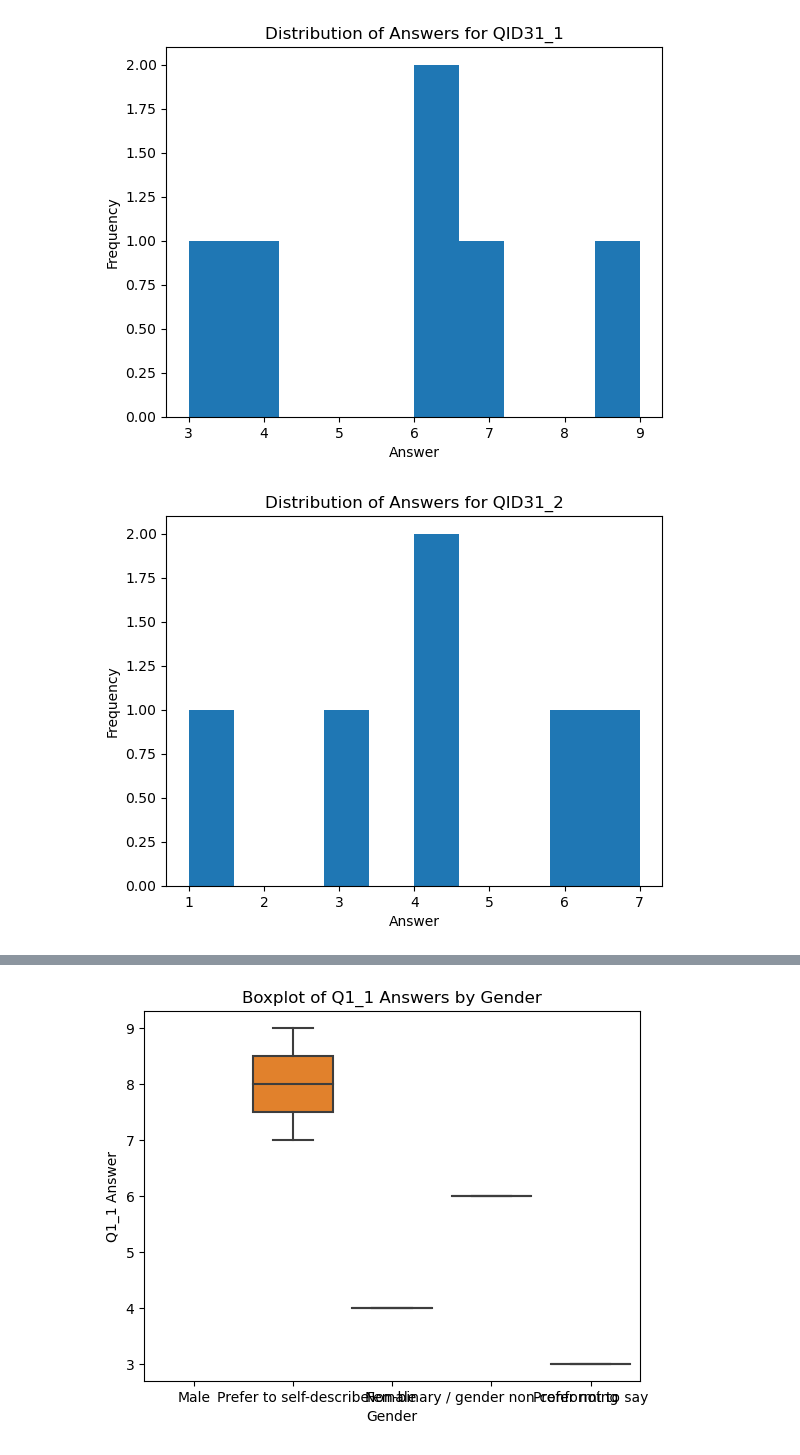
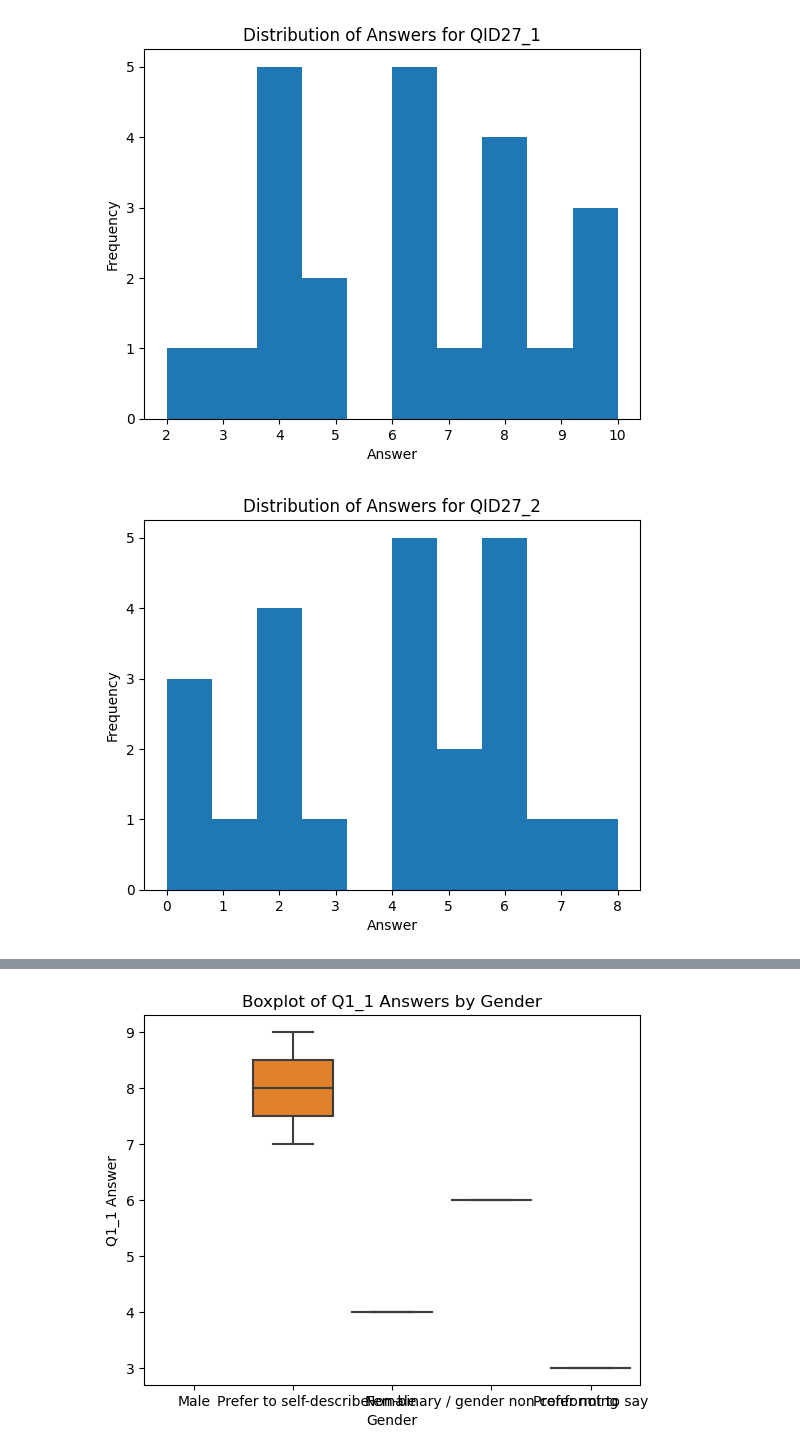
Before and after one commit to RamanEbrahimi/Research, a Jupyter notebook: Explainable AI/Survey/Survey Code.ipynb, the cells around one changed output, grey strips where cells are left out. Cells and saved outputs as stored; diff of their text form; code cells hidden in the pictures.

```diff
--- a/Explainable AI/Survey/Survey Code.ipynb
+++ b/Explainable AI/Survey/Survey Code.ipynb
@@ -18,3 +16,4 @@ df.head()
 # %%
+df = df_2
 print(df.columns)
 # %% [output]
@@ -31,13 +24,9 @@ Index(['StartDate', 'EndDate', 'Status', 'IPAddress', 'Progress',
        'QID18', 'QID19', 'QID20'],
       dtype='object')
 # %%
-columns_to_drop = ['StartDate', 'EndDate', 'Status', 'IPAddress', 'Progress',
-       'Duration (in seconds)', 'Finished', 'RecordedDate', 'ResponseId',
-       'RecipientLastName', 'RecipientFirstName', 'RecipientEmail',
-       'ExternalReference', 'LocationLatitude', 'LocationLongitude',
-       'DistributionChannel', 'UserLanguage']
+columns_to_drop = ['Duration (in seconds)']
 
 # Dropping the specified columns
-df_cleaned = df.drop(columns=columns_to_drop, errors='ignore')
-df_cleaned = df_cleaned[df_cleaned['QID1'] != 'I do not agree']
-df_cleaned.head()
+df = df.drop(columns=columns_to_drop, errors='ignore')
+
+df_filtered = df[2:].copy()
@@ -52,56 +33,23 @@ df_cleaned.head()
 # %%
-import matplotlib.pyplot as plt
-
 # List of question columns for Q1 and Q2
 q1_columns = ['QID31_1', 'QID31_2']
 q2_columns = ['QID27_1', 'QID27_2']
 q3_columns = ['QID28_1', 'QID28_2', 'QID28_3', 'QID28_4']
 q4_columns = ['QID30_1', 'QID30_2', 'QID30_3', 'QID30_4']
 
-# Exclude the first row (header row)
-df_filtered = df_cleaned[2:].copy()
+q_columns = q2_columns
 
 # Convert relevant columns to numeric, coercing errors so that text data is excluded
-df_filtered[q1_columns] = df_filtered[q1_columns].apply(pd.to_numeric, errors='coerce')
-df_filtered[q2_columns] = df_filtered[q2_columns].apply(pd.to_numeric, errors='coerce')
-df_filtered[q3_columns] = df_filtered[q3_columns].apply(pd.to_numeric, errors='coerce')
-df_filtered[q4_columns] = df_filtered[q4_columns].apply(pd.to_numeric, errors='coerce')
+df_filtered[q_columns] = df_filtered[q_columns].apply(pd.to_numeric, errors='coerce')
 
 # Plot distribution for Q1 questions
-for col in q1_columns:
+for col in q_columns:
     plt.figure()
     df_filtered[col].dropna().plot(kind='hist', bins=10)
     plt.title(f'Distribution of Answers for {col}')
     plt.xlabel('Answer')
     plt.ylabel('Frequency')
     plt.show()
-
-# Plot distribution for Q2 questions
-for col in q2_columns:
-    plt.figure()
-    df_filtered[col].dropna().plot(kind='hist', bins=10)
-    plt.title(f'Distribution of Answers for {col}')
-    plt.xlabel('Answer')
-    plt.ylabel('Frequency')
-    plt.show()
-
-# Plot distribution for Q2 questions
-for col in q3_columns:
-    plt.figure()
-    df_filtered[col].dropna().plot(kind='hist', bins=10)
-    plt.title(f'Distribution of Answers for {col}')
-    plt.xlabel('Answer')
-    plt.ylabel('Frequency')
-    plt.show()
-
-# Plot distribution for Q2 questions
-for col in q4_columns:
-    plt.figure()
-    df_filtered[col].dropna().plot(kind='hist', bins=10)
-    plt.title(f'Distribution of Answers for {col}')
-    plt.xlabel('Answer')
-    plt.ylabel('Frequency')
-    plt.show()
 # %% [output]
-[figure, old version]
+[figure, new version]
-[figure, old version]
+[figure, new version]
```
Also changed, not shown: parts of 9 cells of this notebook, 25 other files.
